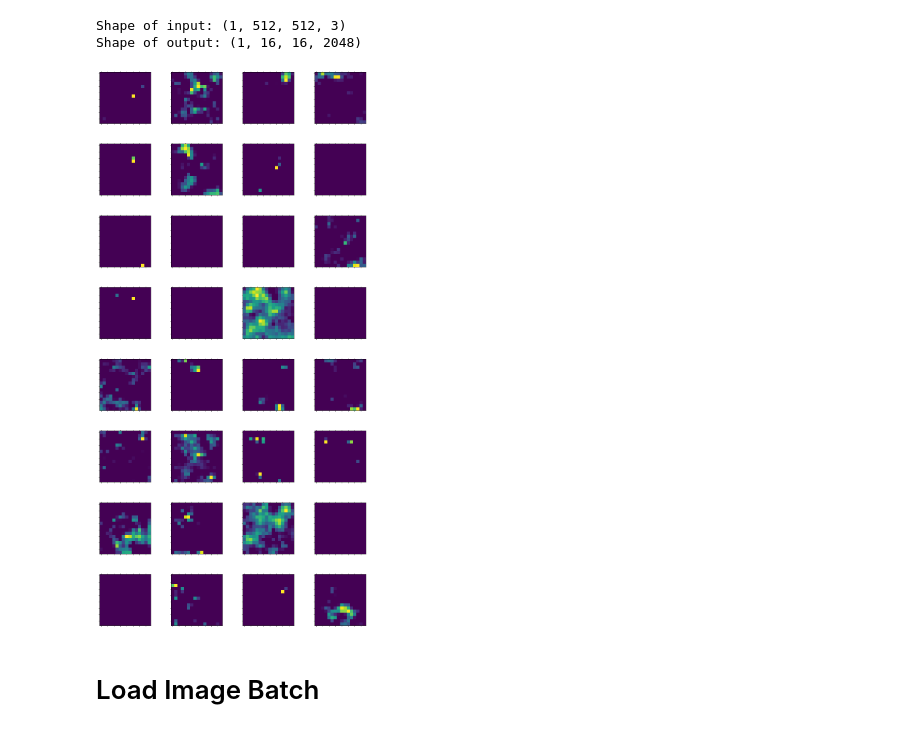
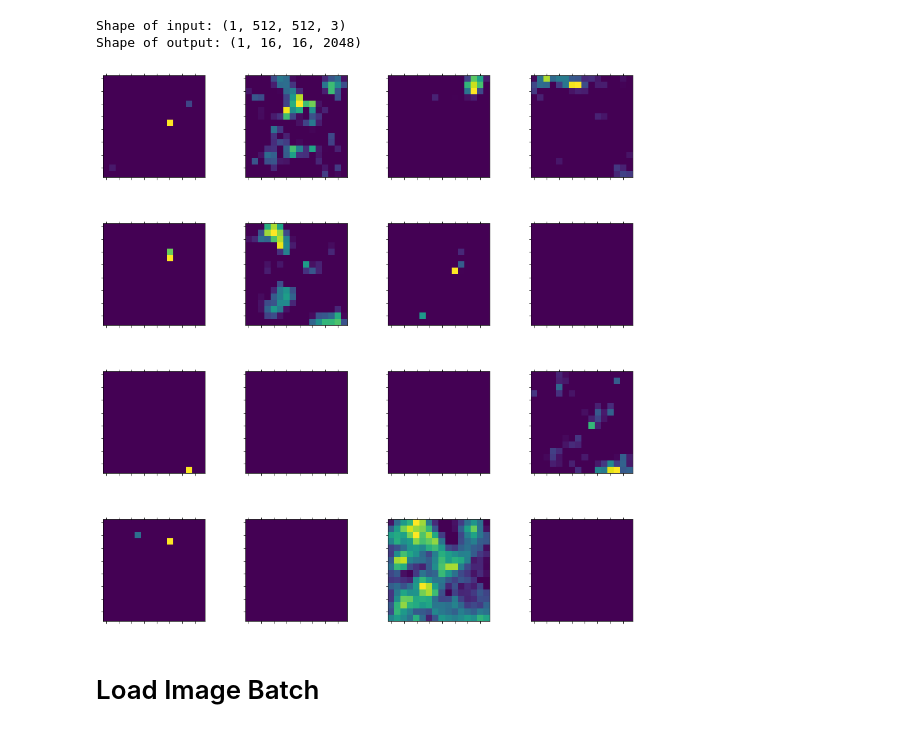
Before and after one commit to peterweber85/MasterThesis, a Jupyter notebook: Notebooks/ResNetActivations.ipynb, the cells around one changed output. Cells and saved outputs as stored; diff of their text form; code cells hidden in the pictures.

```diff
--- a/Notebooks/ResNetActivations.ipynb
+++ b/Notebooks/ResNetActivations.ipynb
@@ -31,8 +35,7 @@ import machine_learning as ml
 # Load ResNet with 50 Layers
 # %%
 base_model = ResNet50(weights='imagenet',
-                      include_top=False,
-                      input_shape = (512, 512, 3))
+                      include_top=False)
 # %% [output]
 WARNING:tensorflow:From /Users/peterweber/Programs/anaconda2/envs/tensorflow/lib/python3.7/site-packages/tensorflow/python/framework/op_def_library.py:263: colocate_with (from tensorflow.python.framew ...
 Instructions for updating:
@@ -75,19 +58,19 @@ activation = dl.get_activations(test_image, base_model, 49)
 Shape of input: (1, 512, 512, 3)
 Shape of output: (1, 16, 16, 2048)
 # %%
-num_filters = 32# activation.shape[3]
+num_filters = 16# activation.shape[3]
 columns = 4
 
 fig = plt.figure(figsize=(15, 4*num_filters/columns))
 fig.subplots_adjust(hspace=0.4, wspace=0.4)
 for i in range(1, num_filters + 1):
     ax = fig.add_subplot(int(num_filters/columns), columns, i)
     ax.matshow(activation[0, :, :, i-1], cmap='viridis')
 
     ax.axes.xaxis.set_ticklabels([])
     ax.axes.yaxis.set_ticklabels([])
 # %% [output]
-[figure, old version]
+[figure, new version]
 # %% [markdown]
 # Load Image Batch
 # %% [markdown]
```
Also changed, not shown: parts of 17 cells of this notebook, 3 other files.
